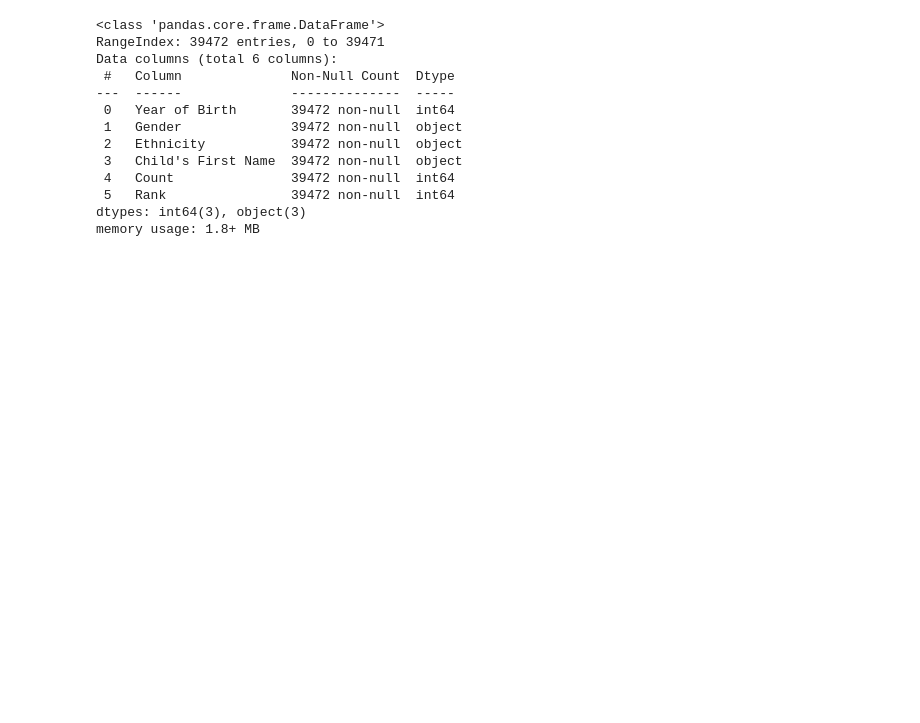
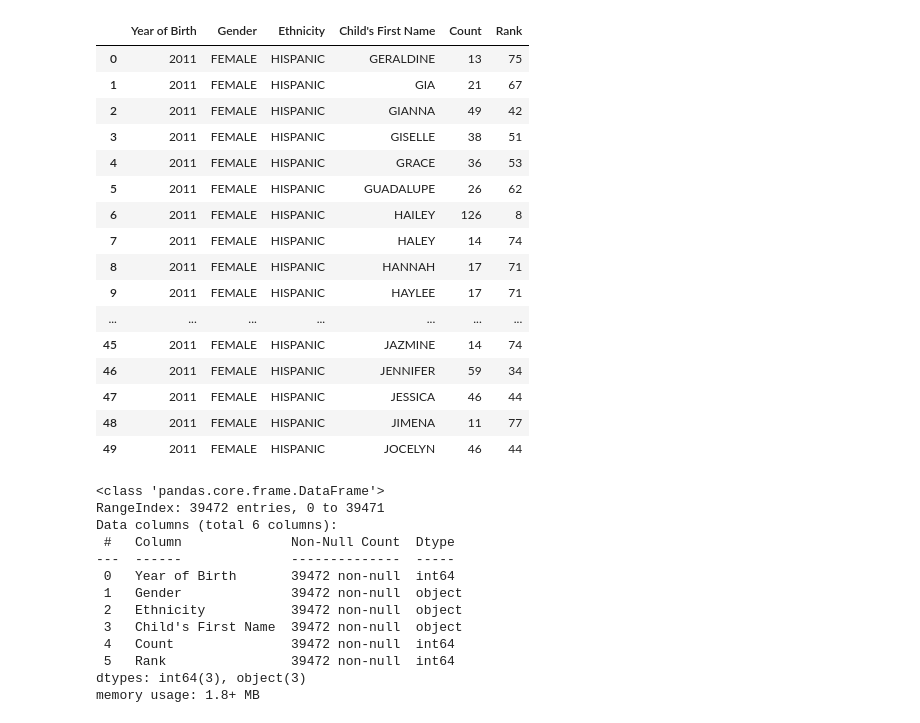
Before and after one commit to albertoscode/babyNamesNYC2019, a Jupyter notebook: newYorkNames.ipynb, the cells around one changed output. Cells and saved outputs as stored; diff of their text form; code cells hidden in the pictures; blank space fills up the shorter version.

```diff
--- a/newYorkNames.ipynb
+++ b/newYorkNames.ipynb
@@ -9,3 +41,23 @@ df = pd.read_csv('Popular_Baby_Names.csv')
+# %%
+df.head(50)
+# %% [output]
+|  | Year of Birth | Gender | Ethnicity | Child's First Name | Count | Rank |
+| 0 | 2011 | FEMALE | HISPANIC | GERALDINE | 13 | 75 |
+| 1 | 2011 | FEMALE | HISPANIC | GIA | 21 | 67 |
+| 2 | 2011 | FEMALE | HISPANIC | GIANNA | 49 | 42 |
+| 3 | 2011 | FEMALE | HISPANIC | GISELLE | 38 | 51 |
+| 4 | 2011 | FEMALE | HISPANIC | GRACE | 36 | 53 |
+| 5 | 2011 | FEMALE | HISPANIC | GUADALUPE | 26 | 62 |
+| 6 | 2011 | FEMALE | HISPANIC | HAILEY | 126 | 8 |
+| 7 | 2011 | FEMALE | HISPANIC | HALEY | 14 | 74 |
+| 8 | 2011 | FEMALE | HISPANIC | HANNAH | 17 | 71 |
+| 9 | 2011 | FEMALE | HISPANIC | HAYLEE | 17 | 71 |
+| ... | ... | ... | ... | ... | ... | ... |
+| 45 | 2011 | FEMALE | HISPANIC | JAZMINE | 14 | 74 |
+| 46 | 2011 | FEMALE | HISPANIC | JENNIFER | 59 | 34 |
+| 47 | 2011 | FEMALE | HISPANIC | JESSICA | 46 | 44 |
+| 48 | 2011 | FEMALE | HISPANIC | JIMENA | 11 | 77 |
+| 49 | 2011 | FEMALE | HISPANIC | JOCELYN | 46 | 44 |
 # %%
 df.info()
 # %% [output]
```
Also changed, not shown: parts of 50 cells of this notebook, 1 other file.
